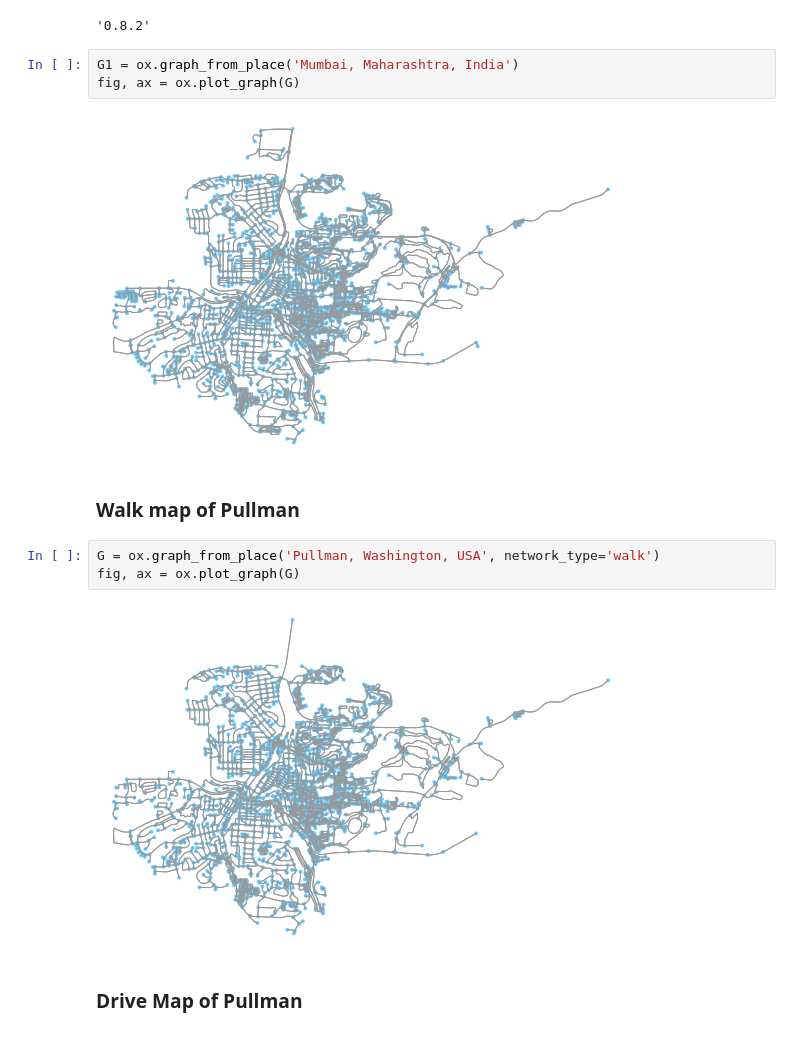
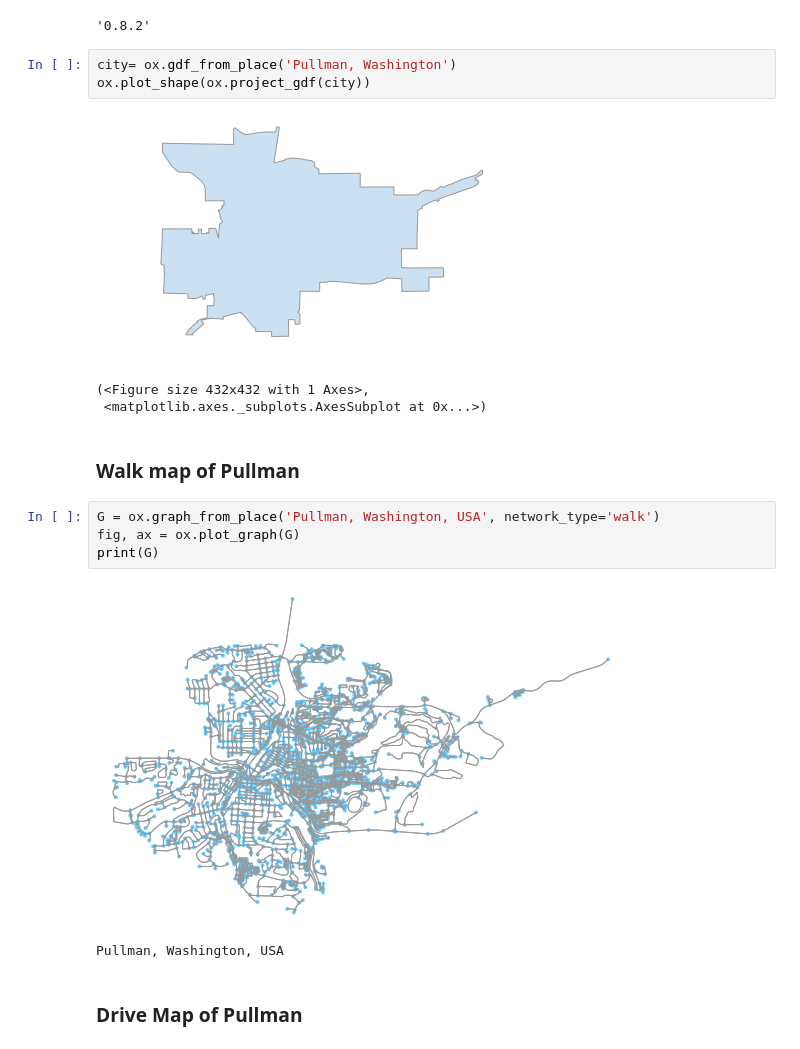
Before and after one commit to deepesh-gupta96/Geo-Realistic-Synthetic-Distribution-Network, a Jupyter notebook: Elements network.ipynb, the cells around one changed output. Drawn from its saved outputs; the diff is of its cells as text.

```diff
--- a/Elements network.ipynb
+++ b/Elements network.ipynb
@@ -8,18 +8,22 @@ ox.config(use_cache=True, log_console=True)
 ox.__version__
 # %% [output]
 '0.8.2'
-# %%
-G1 = ox.graph_from_place('Mumbai, Maharashtra, India')
-fig, ax = ox.plot_graph(G)
-# %% [output]
-[figure, removed]
+# %%
+city= ox.gdf_from_place('Pullman, Washington')
+ox.plot_shape(ox.project_gdf(city))
+# %% [output]
+[figure, added]
+(<Figure size 432x432 with 1 Axes>,
+ <matplotlib.axes._subplots.AxesSubplot at 0x...>)
 # %% [markdown]
 ### Walk map of Pullman
 # %%
 G = ox.graph_from_place('Pullman, Washington, USA', network_type='walk')
 fig, ax = ox.plot_graph(G)
+print(G)
 # %% [output]
 [figure]
+Pullman, Washington, USA
 # %% [markdown]
 ### Drive Map of Pullman
 # %%
```
Also changed, not shown: parts of 10 cells of this notebook.
